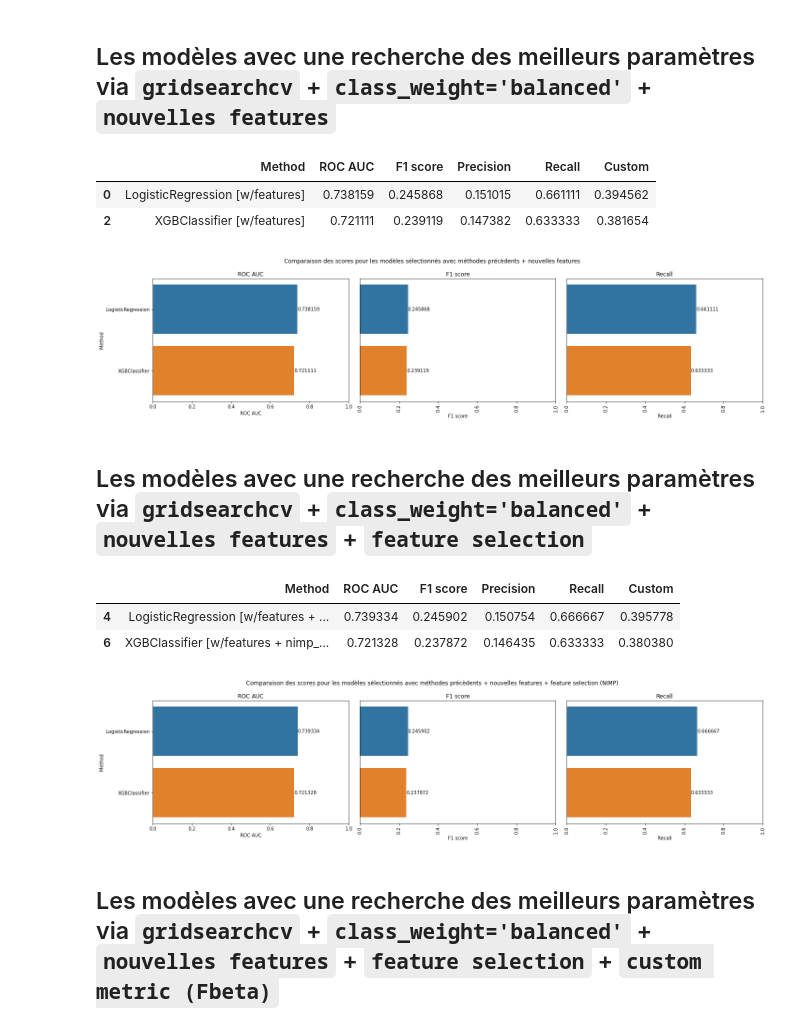
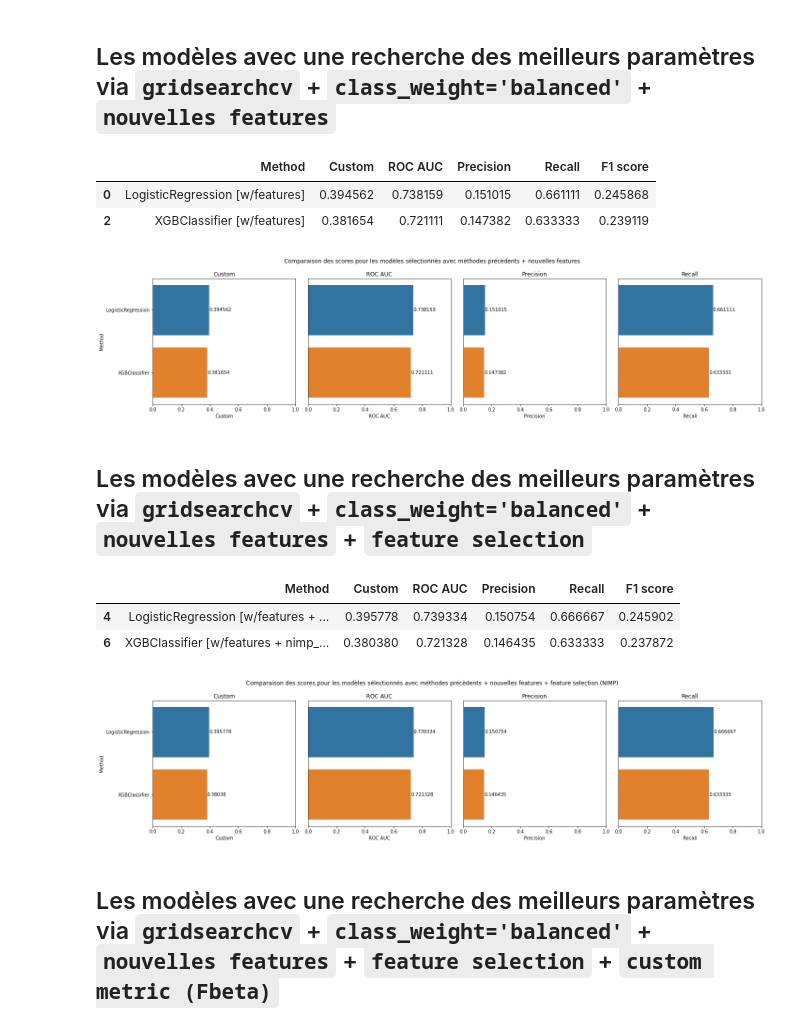
Before and after one commit to Valkea/OC_AI_04, a Jupyter notebook: Display_Scores.ipynb, the cells around one changed output. Saved outputs shown, nothing was run; the diff lists cells and outputs as text; code cells hidden in the pictures.

```diff
--- a/Display_Scores.ipynb
+++ b/Display_Scores.ipynb
@@ -135,25 +146,28 @@ smot
 # %% [markdown]
 ## Les modèles avec une recherche des meilleurs paramètres via `gridsearchcv` + `class_weight='balanced'` + `nouvelles features`
 # %%
-extrafeatures = data_tuning[ ~(data_tuning.Method.str.contains('threshold|custom|nimp|rec')) & (data_tuning.Method.str.contains('[w/features]'))][['Method', 'ROC AUC', 'F1 score', 'Precision', 'Recall', 'Custom']]
+scores_graph = ['Custom', 'ROC AUC', 'Precision', 'Recall']
+scores_tables = [*scores_graph, 'F1 score']
+
+extrafeatures = data_tuning[ ~(data_tuning.Method.str.contains('threshold|custom|nimp|rec')) & (data_tuning.Method.str.contains('[w/features]'))][['Method', *scores_tables]]
 display(extrafeatures)
-plot_scores( extrafeatures, "modèles sélectionnés avec méthodes précèdents + nouvelles features" )
+plot_scores( extrafeatures, "modèles sélectionnés avec méthodes précèdents + nouvelles features", scores_graph)
 # %% [output]
-|  | Method | ROC AUC | F1 score | Precision | Recall | Custom |
-| 0 | LogisticRegression [w/features] | 0.738159 | 0.245868 | 0.151015 | 0.661111 | 0.394562 |
-| 2 | XGBClassifier [w/features] | 0.721111 | 0.239119 | 0.147382 | 0.633333 | 0.381654 |
+|  | Method | Custom | ROC AUC | Precision | Recall | F1 score |
+| 0 | LogisticRegression [w/features] | 0.394562 | 0.738159 | 0.151015 | 0.661111 | 0.245868 |
+| 2 | XGBClassifier [w/features] | 0.381654 | 0.721111 | 0.147382 | 0.633333 | 0.239119 |
-[figure, old version]
+[figure, new version]
 # %% [markdown]
 ## Les modèles avec une recherche des meilleurs paramètres via `gridsearchcv` + `class_weight='balanced'` + `nouvelles features` + `feature selection`
 # %%
-fselection2 = data_tuning[~(data_tuning.Method.str.contains('threshold')) & (data_tuning.Method.str.contains('nimp'))][['Method', 'ROC AUC', 'F1 score', 'Precision', 'Recall', 'Custom']]
+fselection2 = data_tuning[~(data_tuning.Method.str.contains('threshold')) & (data_tuning.Method.str.contains('nimp'))][['Method', *scores_tables]]
 display(fselection2)
-plot_scores( fselection2, "modèles sélectionnés avec méthodes précèdents + nouvelles features + feature selection (NIMP)" )
+plot_scores( fselection2, "modèles sélectionnés avec méthodes précèdents + nouvelles features + feature selection (NIMP)", scores_graph )
 # %% [output]
-|  | Method | ROC AUC | F1 score | Precision | Recall | Custom |
-| 4 | LogisticRegression [w/features + ... | 0.739334 | 0.245902 | 0.150754 | 0.666667 | 0.395778 |
-| 6 | XGBClassifier [w/features + nimp_... | 0.721328 | 0.237872 | 0.146435 | 0.633333 | 0.380380 |
+|  | Method | Custom | ROC AUC | Precision | Recall | F1 score |
+| 4 | LogisticRegression [w/features + ... | 0.395778 | 0.739334 | 0.150754 | 0.666667 | 0.245902 |
+| 6 | XGBClassifier [w/features + nimp_... | 0.380380 | 0.721328 | 0.146435 | 0.633333 | 0.237872 |
-[figure, old version]
+[figure, new version]
 # %% [markdown]
 ## Les modèles avec une recherche des meilleurs paramètres via `gridsearchcv` + `class_weight='balanced'` + `nouvelles features` + `feature selection` + `custom metric (Fbeta)`
 # %%
```
Also changed, not shown: parts of 9 cells of this notebook, 2 other files.
